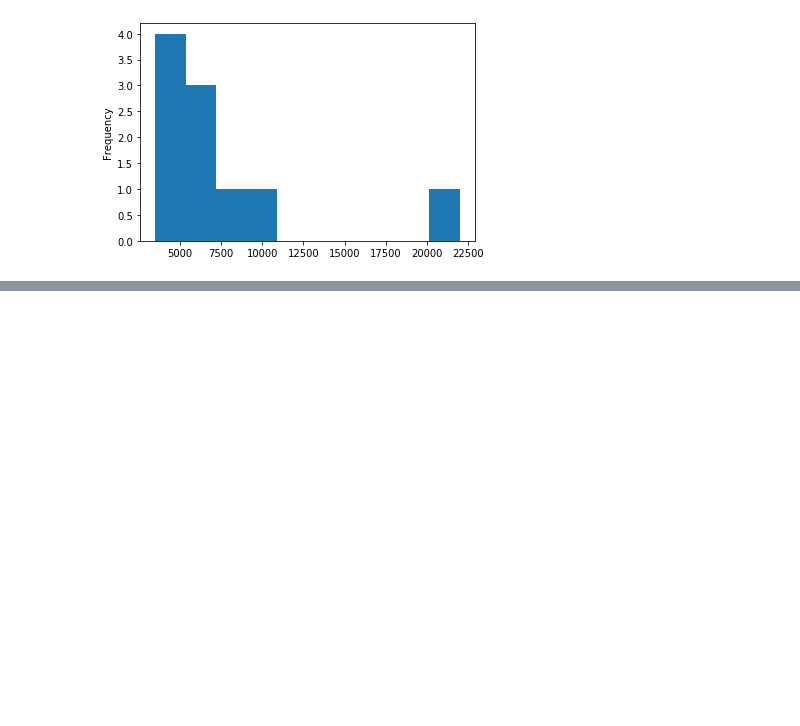
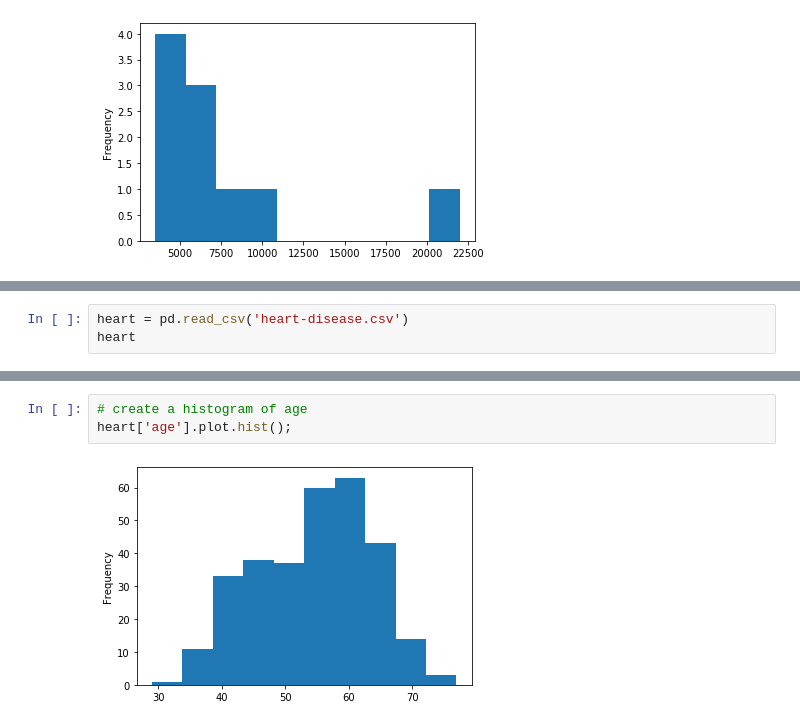
Before and after one commit to Manjeete/ML_Introduction, a Jupyter notebook: Intro-To-Matplotlib.ipynb, the cells around one changed output, grey strips where cells are left out. Drawn from its saved outputs; the diff is of its cells as text; blank space fills up the shorter version.

```diff
--- a/Intro-To-Matplotlib.ipynb
+++ b/Intro-To-Matplotlib.ipynb
@@ -400,0 +407,3 @@ car_sales['Price'].plot.hist();
+# %%
+heart = pd.read_csv('heart-disease.csv')
+heart
@@ -400,0 +439,5 @@ car_sales['Price'].plot.hist();
+# %%
+# create a histogram of age
+heart['age'].plot.hist();
+# %% [output]
+[figure, added]
```
Also changed, not shown: parts of 4 cells of this notebook, 1 other file.
